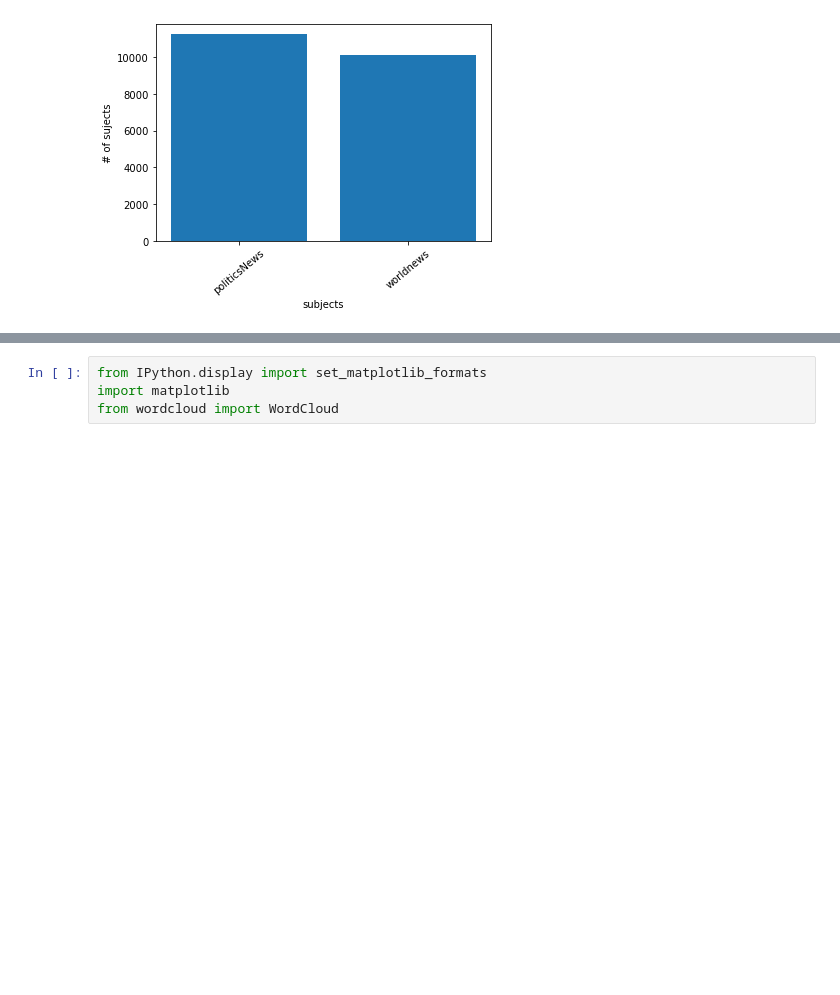
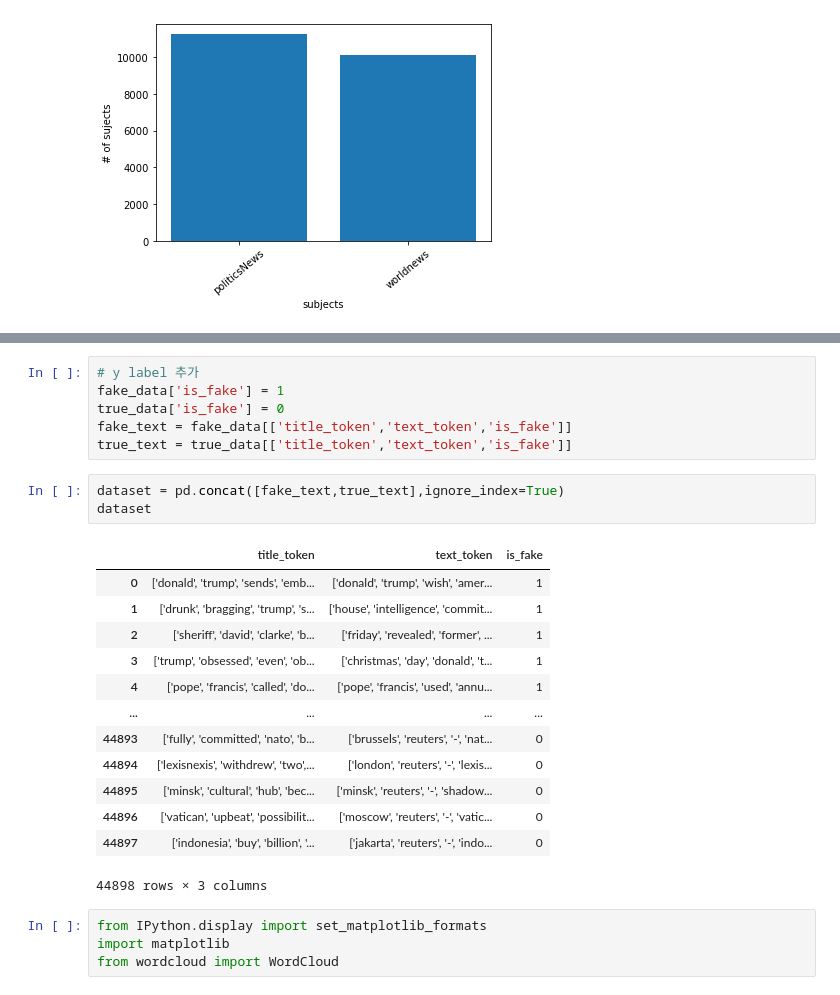
Before and after one commit to TeamChicago/Fake-News-Detection, a Jupyter notebook: Visualization.ipynb, the cells around one changed output, grey strips where cells are left out. Saved outputs shown, nothing was run; the diff lists cells and outputs as text; blank space fills up the shorter version.

```diff
--- a/Visualization.ipynb
+++ b/Visualization.ipynb
@@ -113,3 +103,26 @@ Successfully installed wordcloud-1.8.1
+# %%
+# y label 추가
+fake_data['is_fake'] = 1
+true_data['is_fake'] = 0
+fake_text = fake_data[['title_token','text_token','is_fake']]
+true_text = true_data[['title_token','text_token','is_fake']]
+# %%
+dataset = pd.concat([fake_text,true_text],ignore_index=True)
+dataset
+# %% [output]
+|  | title_token | text_token | is_fake |
+| 0 | ['donald', 'trump', 'sends', 'emb... | ['donald', 'trump', 'wish', 'amer... | 1 |
+| 1 | ['drunk', 'bragging', 'trump', 's... | ['house', 'intelligence', 'commit... | 1 |
+| 2 | ['sheriff', 'david', 'clarke', 'b... | ['friday', 'revealed', 'former', ... | 1 |
+| 3 | ['trump', 'obsessed', 'even', 'ob... | ['christmas', 'day', 'donald', 't... | 1 |
+| 4 | ['pope', 'francis', 'called', 'do... | ['pope', 'francis', 'used', 'annu... | 1 |
+| ... | ... | ... | ... |
+| 44893 | ['fully', 'committed', 'nato', 'b... | ['brussels', 'reuters', '-', 'nat... | 0 |
+| 44894 | ['lexisnexis', 'withdrew', 'two',... | ['london', 'reuters', '-', 'lexis... | 0 |
+| 44895 | ['minsk', 'cultural', 'hub', 'bec... | ['minsk', 'reuters', '-', 'shadow... | 0 |
+| 44896 | ['vatican', 'upbeat', 'possibilit... | ['moscow', 'reuters', '-', 'vatic... | 0 |
+| 44897 | ['indonesia', 'buy', 'billion', '... | ['jakarta', 'reuters', '-', 'indo... | 0 |
+44898 rows × 3 columns
 # %%
 from IPython.display import set_matplotlib_formats
 import matplotlib
```
Also changed, not shown: parts of 4 cells of this notebook.
